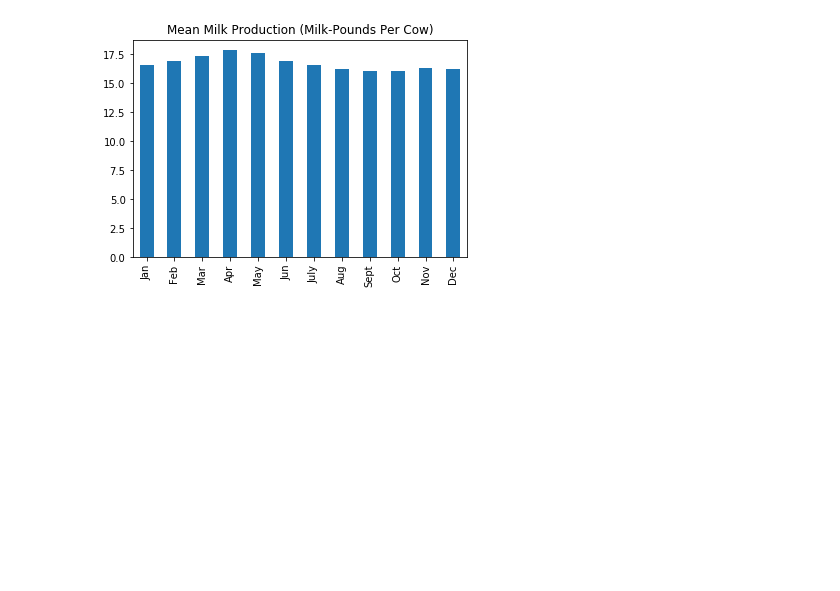
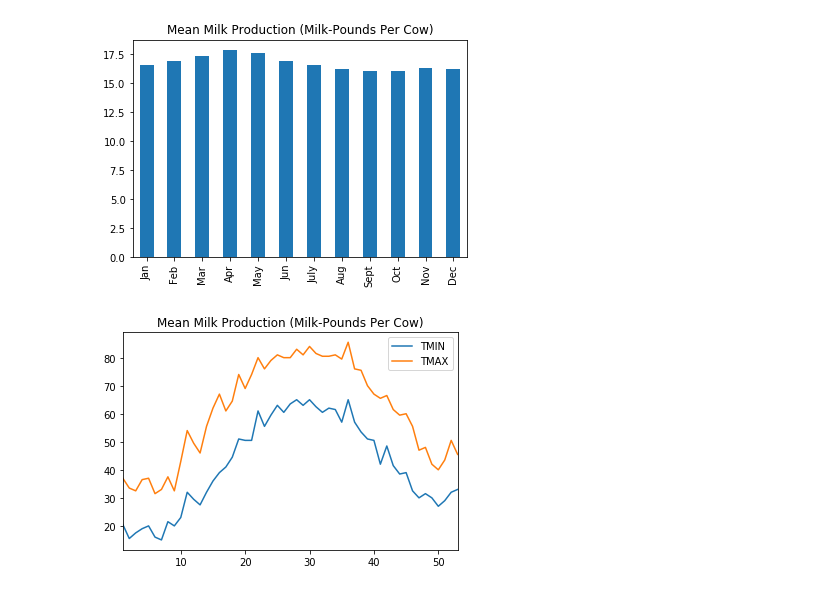
Before and after one commit to falaktheoptimist/happy-cows, a Jupyter notebook: notebooks/weather_and_milk_production.ipynb, the cells around one changed output. Cells and saved outputs as stored; diff of their text form; code cells hidden in the pictures; blank space fills up the shorter version.

```diff
--- a/notebooks/weather_and_milk_production.ipynb
+++ b/notebooks/weather_and_milk_production.ipynb
@@ -39,3 +41,13 @@ plt.xticks( range(12), ('Jan', 'Feb', 'Mar', 'Apr', 'May', 'Jun', 'July', 'Aug',
 plt.show()
 # %% [output]
 [figure]
+# %%
+median_temps_extremes = weather[['TMIN','TMAX']].groupby(weather['DATE'].dt.week).median()
+# %%
+median_temps_extremes.plot(kind='line')
+plt.title("Mean Milk Production (Milk-Pounds Per Cow)")
+plt.xlabel(s="")
+#plt.xticks( range(12), ('Jan', 'Feb', 'Mar', 'Apr', 'May', 'Jun', 'July', 'Aug', 'Sept', 'Oct', 'Nov', 'Dec'))
+plt.show()
+# %% [output]
+[figure, added]
```
Also changed, not shown: parts of 3 cells of this notebook.
